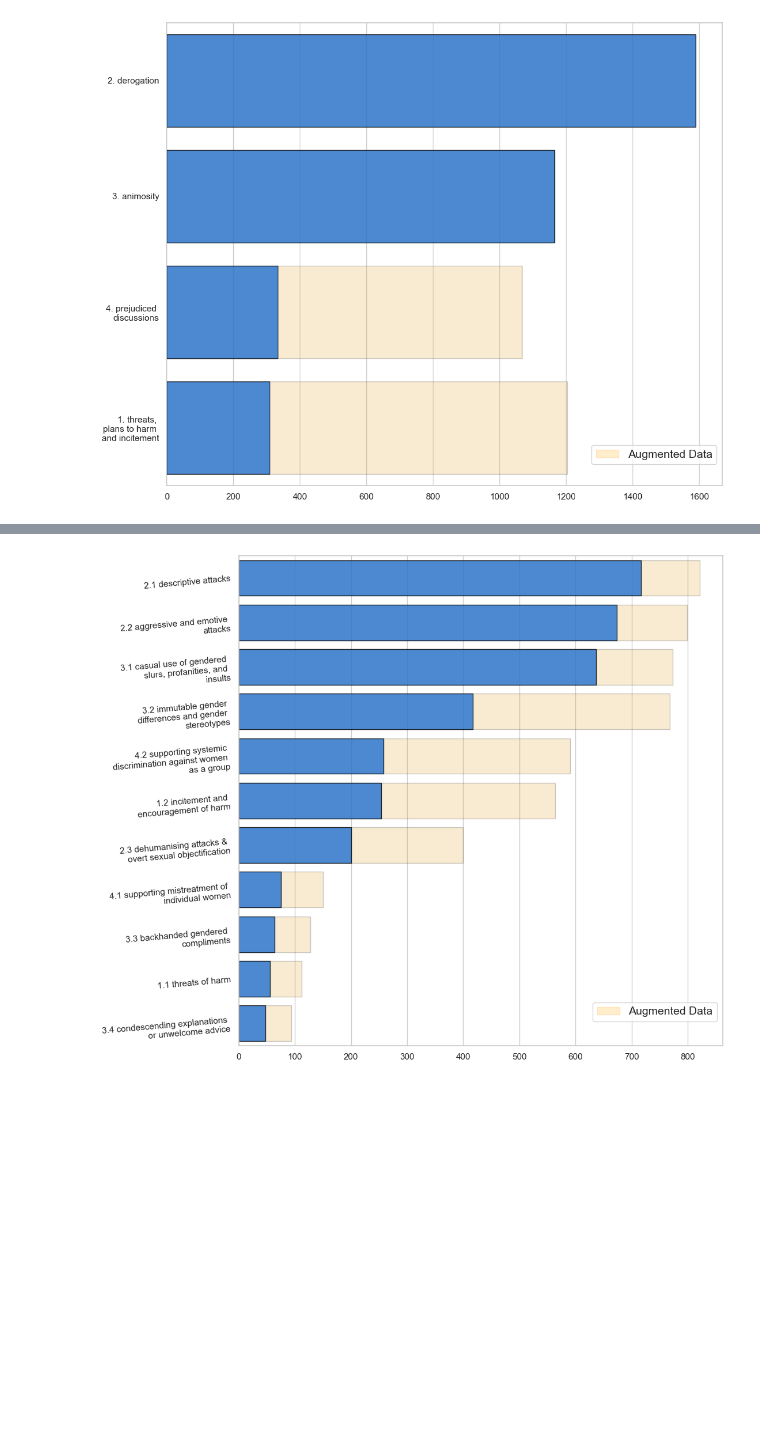
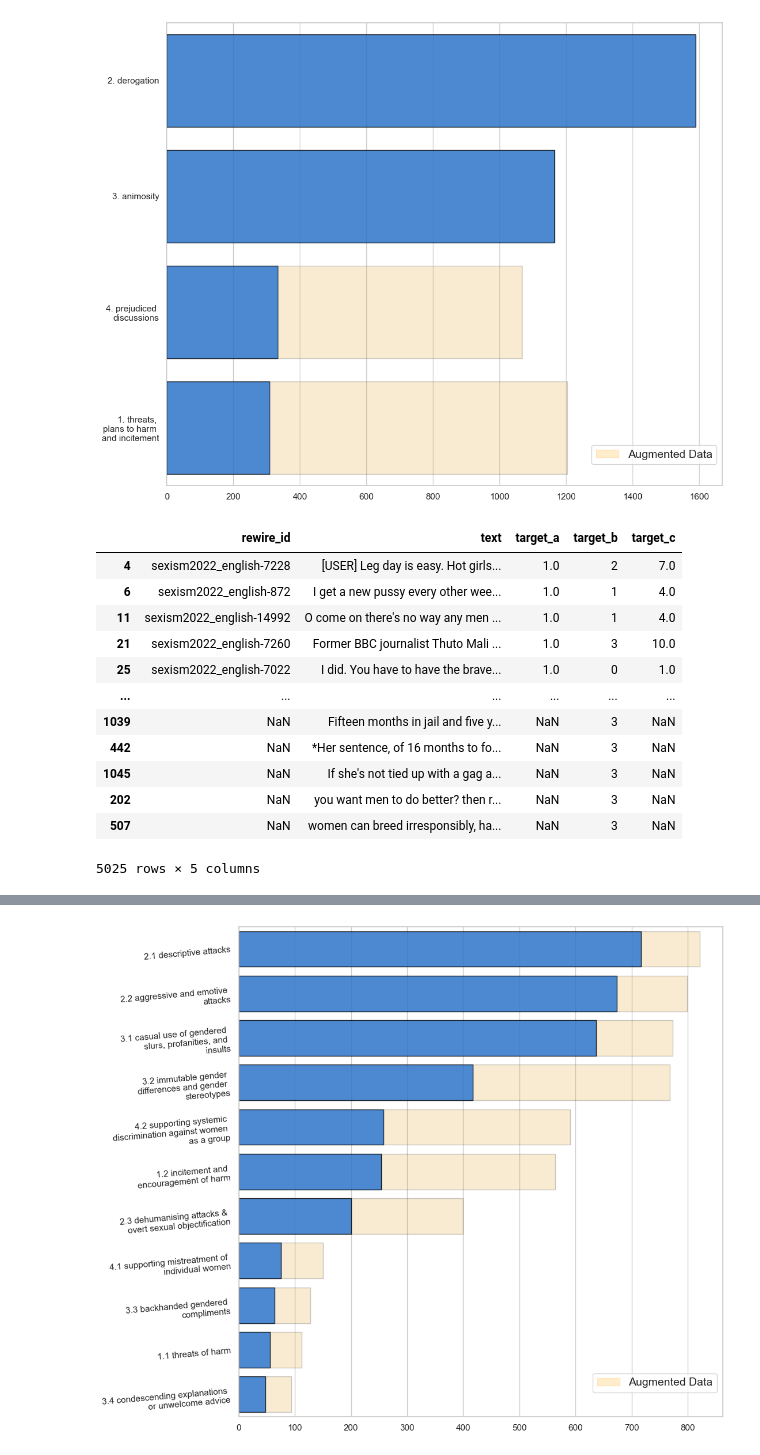
Before and after one commit to AxelBogos/SemEval-Edos, a Jupyter notebook: notebooks/7_ab_final-report-plots-distilroberta.ipynb, the cells around one changed output, grey strips where cells are left out. Drawn from its saved outputs; the diff is of its cells as text; code cells hidden in the pictures; blank space fills up the shorter version.

```diff
--- a/notebooks/7_ab_final-report-plots-distilroberta.ipynb
+++ b/notebooks/7_ab_final-report-plots-distilroberta.ipynb
@@ -336,10 +322,26 @@ aug_task_file_b = pd.concat([train_task_b,
                         b1_aug_syn.sample(int(len(b1) * 1)),
                         b4_aug_syn.sample(int(len(b4) * 1)),
                         b4_aug_insertion.sample(int(len(b4) * 1)),
-                        b1_sf.sample(int(len(b1_sf) * 1)),
-                        b4_sf.sample(int(len(b4_sf) * 1))])
+                        b1_sf.rename(columns={'0': 'text'}).sample(int(len(b1_sf) * 1)),
+                        b4_sf.rename(columns={'0': 'text'}).sample(int(len(b4_sf) * 1))])
 
 # aug_task_file_b.to_csv("task_b_balanced_distilroberta.csv", index=False)
+# %%
+aug_task_file_b
+# %% [output]
+|  | rewire_id | text | target_a | target_b | target_c |
+| 4 | sexism2022_english-7228 | [USER] Leg day is easy. Hot girls... | 1.0 | 2 | 7.0 |
+| 6 | sexism2022_english-872 | I get a new pussy every other wee... | 1.0 | 1 | 4.0 |
+| 11 | sexism2022_english-14992 | O come on there's no way any men ... | 1.0 | 1 | 4.0 |
+| 21 | sexism2022_english-7260 | Former BBC journalist Thuto Mali ... | 1.0 | 3 | 10.0 |
+| 25 | sexism2022_english-7022 | I did. You have to have the brave... | 1.0 | 0 | 1.0 |
+| ... | ... | ... | ... | ... | ... |
+| 1039 | NaN | Fifteen months in jail and five y... | NaN | 3 | NaN |
+| 442 | NaN | *Her sentence, of 16 months to fo... | NaN | 3 | NaN |
+| 1045 | NaN | If she's not tied up with a gag a... | NaN | 3 | NaN |
+| 202 | NaN | you want men to do better? then r... | NaN | 3 | NaN |
+| 507 | NaN | women can breed irresponsibly, ha... | NaN | 3 | NaN |
+5025 rows × 5 columns
 # %%
 #################################################################################################################
 confidence_threshold = 0.75
```
Also changed, not shown: parts of 8 cells of this notebook, 1 other file.
